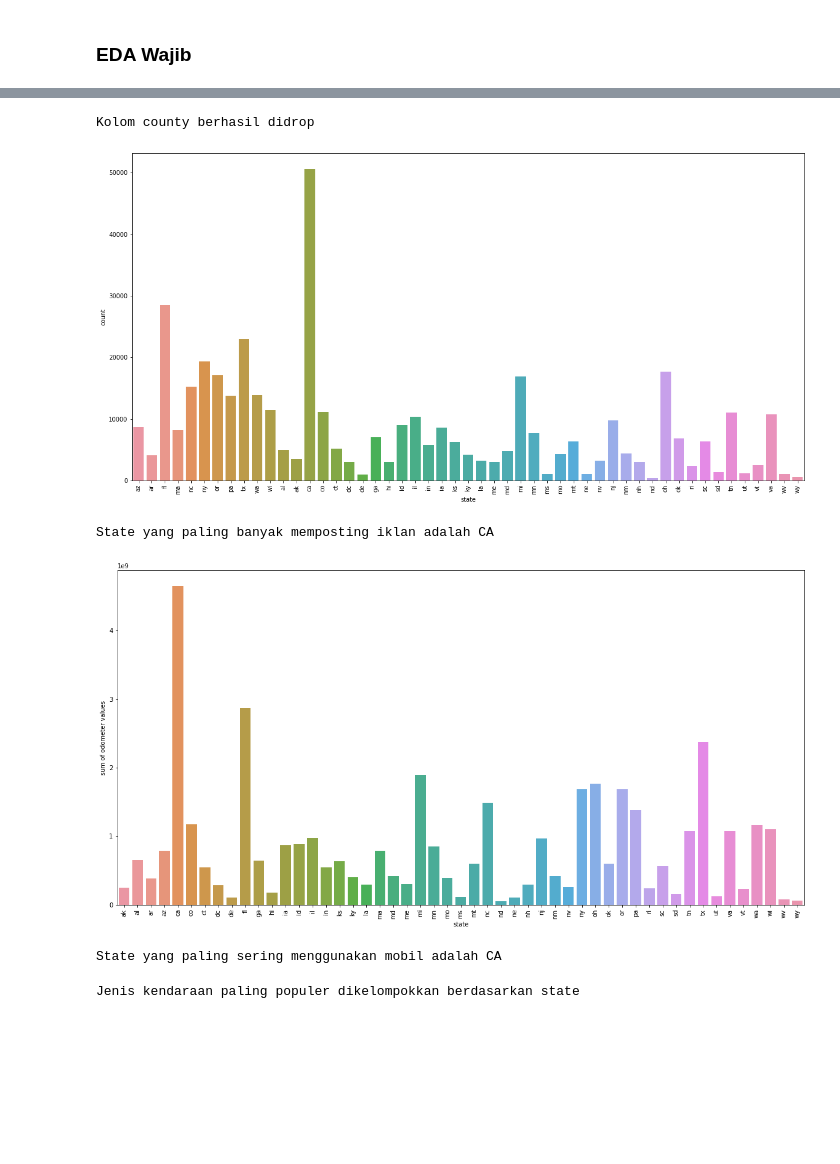
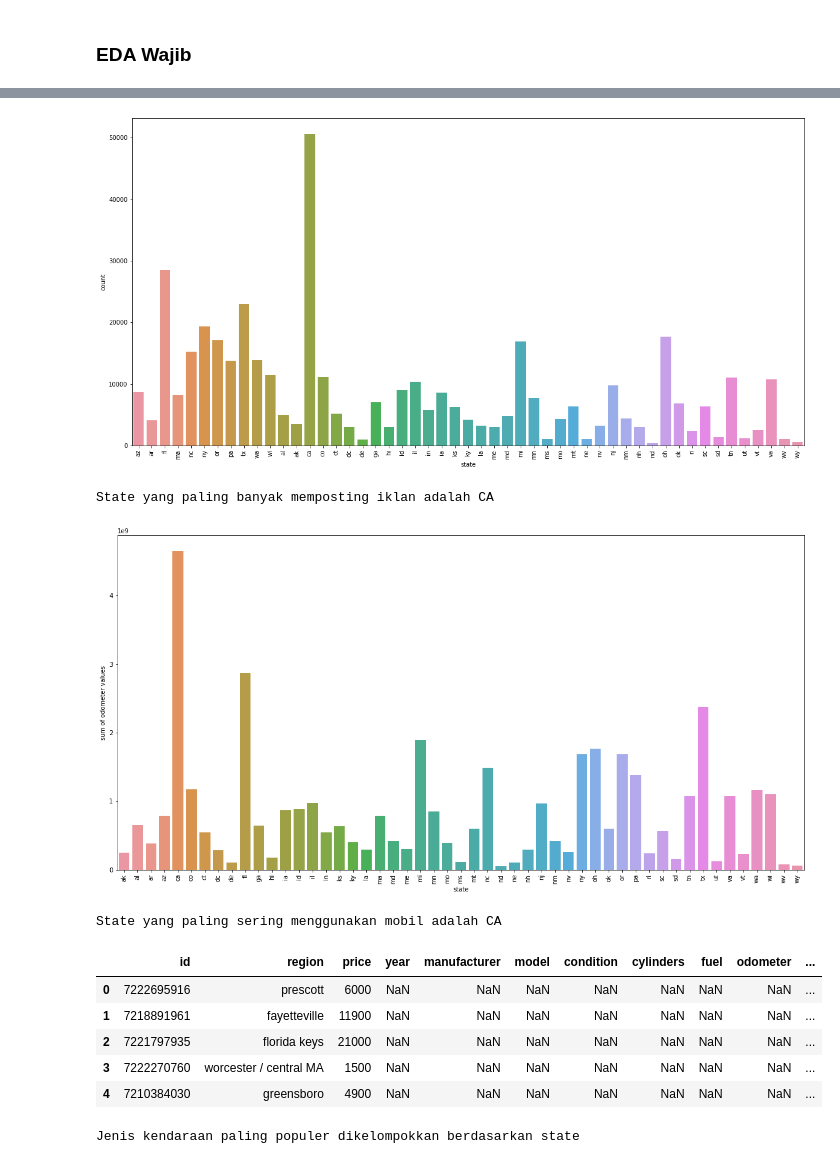
Before and after one commit to aulia-adil/craiglist-sales, a Jupyter notebook: Proyek_Akhir_KASDD.ipynb, the cells around one changed output, grey strips where cells are left out. Cells and saved outputs as stored; diff of their text form; code cells hidden in the pictures; blank space fills up the shorter version.

```diff
--- a/Proyek_Akhir_KASDD.ipynb
+++ b/Proyek_Akhir_KASDD.ipynb
@@ -369,3 +374,32 @@ Name: cylinders, Length: 249202, dtype: object
 1. Banyak outlier pada atribut numerik, hal ini perlu di visualisasi persebarannya.
 # %% [markdown]
 ### EDA Wajib
+# %%
+#@title Data Cleaning — Remove Irrelevant & Non-fillable Columns
+cleaned_data = data.copy()
+
+# Drop kolom county
+cleaned_data.drop(columns = ['county'], inplace = True)
+print("Kolom county berhasil didrop\n")
+
+# Drop kolom url
+cleaned_data.drop(columns = ['url'], inplace = True)
+print("Kolom url berhasil didrop\n")
+
+# Drop kolom region_url
+cleaned_data.drop(columns = ['region_url'], inplace = True)
+print("Kolom region_url berhasil didrop\n")
+
+# Drop kolom image_url
+cleaned_data.drop(columns = ['image_url'], inplace = True)
+print("Kolom image_url berhasil didrop\n")
+
+# Drop kolom lat
+cleaned_data.drop(columns = ['lat'], inplace = True)
+print("Kolom lat berhasil didrop\n")
+
+# Drop kolom long
+cleaned_data.drop(columns = ['long'], inplace = True)
+print("Kolom long berhasil didrop\n")
+
+display(cleaned_data.shape)
@@ -372,34 +419,37 @@ Name: cylinders, Length: 249202, dtype: object
 # %%
-cleaned_data = data.copy()
-
-# Drop kolom county
-cleaned_data.drop(columns = ['county'], inplace = True)
-print("Kolom county berhasil didrop\n")
+#@title Visualisasi Jumlah Iklan dan Penggunaan Mobil di Setiap State
 
 # Visualisasi banyak iklan yang diposting setiap state
 plt.figure(figsize = (20, 10))
 sns.countplot(x = 'state', data = data)
 plt.xlabel("state")
 plt.xticks(rotation = "vertical")
 plt.show()
 print("State yang paling banyak memposting iklan adalah CA")
 
 # Visualisasi jumlah nilai odometer untuk setiap state
 # (Hint di soal disuruh pake year sama odometer, tapi menurutku odometer cukup)
 state_odo = cleaned_data.loc[:, ['state', 'odometer']]
 state_odo = state_odo.groupby('state', as_index = False).sum()
 
 plt.figure(figsize = (20, 10))
 sns.barplot(x = 'state', y = 'odometer', data = state_odo)
 plt.xlabel("state")
 plt.ylabel("sum of odometer values")
 plt.xticks(rotation = "vertical")
 plt.show()
 print("State yang paling sering menggunakan mobil adalah CA")
+
+cleaned_data.head(5)
 # %% [output]
+[figure]
-Kolom county berhasil didrop
+State yang paling banyak memposting iklan adalah CA
-[figure]
+[figure]
-State yang paling banyak memposting iklan adalah CA
+State yang paling sering menggunakan mobil adalah CA
-[figure]
-State yang paling sering menggunakan mobil adalah CA
+|  | id | region | price | year | manufacturer | model | condition | cylinders | fuel | odometer | ... |
+| 0 | 7222695916 | prescott | 6000 | NaN | NaN | NaN | NaN | NaN | NaN | NaN | ... |
+| 1 | 7218891961 | fayetteville | 11900 | NaN | NaN | NaN | NaN | NaN | NaN | NaN | ... |
+| 2 | 7221797935 | florida keys | 21000 | NaN | NaN | NaN | NaN | NaN | NaN | NaN | ... |
+| 3 | 7222270760 | worcester / central MA | 1500 | NaN | NaN | NaN | NaN | NaN | NaN | NaN | ... |
+| 4 | 7210384030 | greensboro | 4900 | NaN | NaN | NaN | NaN | NaN | NaN | NaN | ... |
 # %%
```
Also changed, not shown: parts of 9 cells of this notebook.
